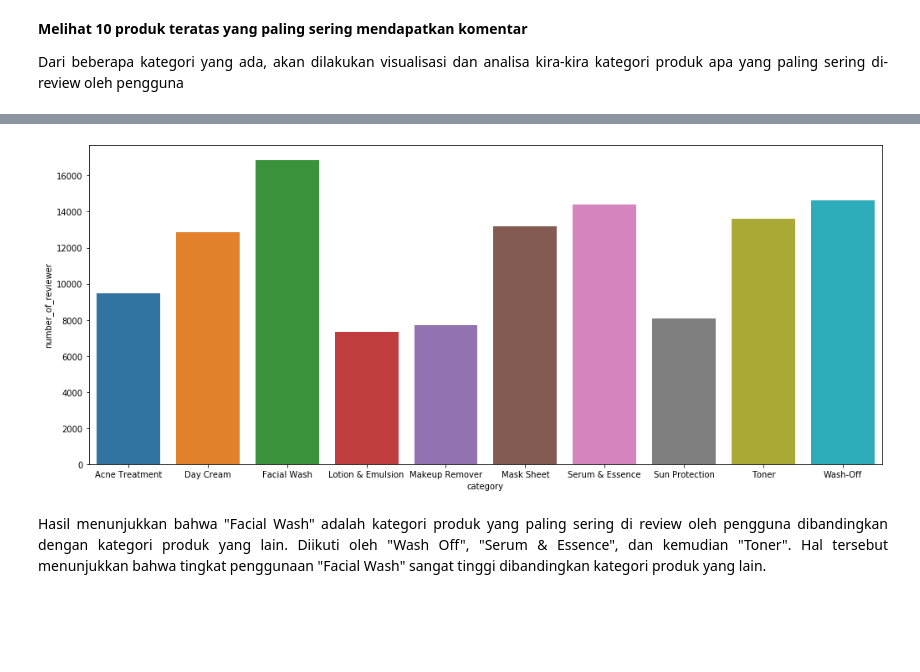
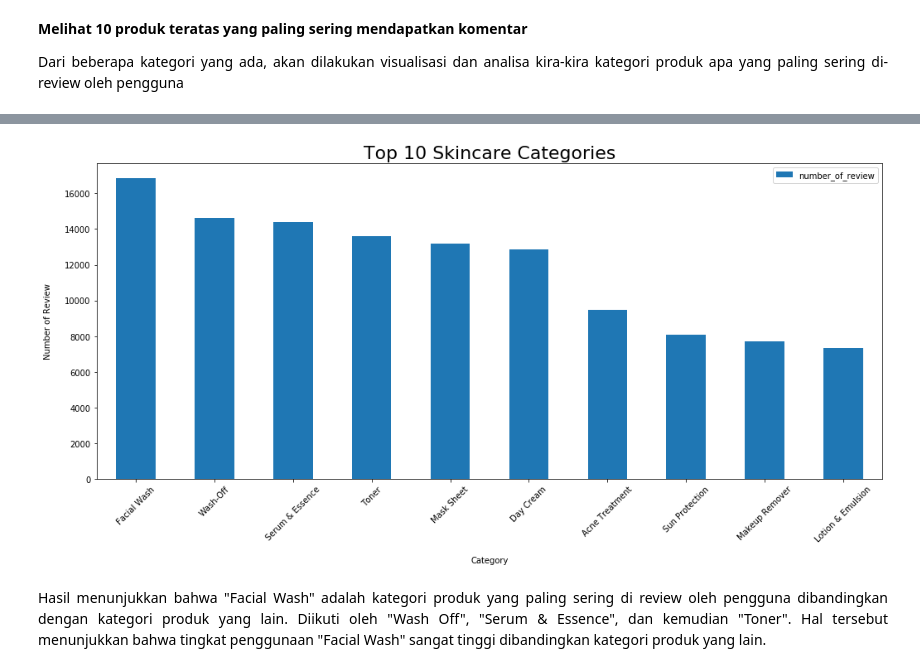
Before and after one commit to Litaa/scraping_and_analyzing_femaledaily_website, a Jupyter notebook: web_scraping_femaledaily.ipynb, the cells around one changed output, grey strips where cells are left out. Drawn from its saved outputs; the diff is of its cells as text; code cells hidden in the pictures; blank space fills up the shorter version.

```diff
--- a/web_scraping_femaledaily.ipynb
+++ b/web_scraping_femaledaily.ipynb
@@ -404,5 +409,4 @@ plt.show()
 <div style="text-align:justify">Dari beberapa kategori yang ada, akan dilakukan visualisasi dan analisa kira-kira kategori produk apa yang paling sering di-review oleh pengguna</div>
 # %%
 #Top 10 product categories which most often reviewed
-top_10_categories = pd.crosstab(index=femdaily.category,
-                    columns="number_of_reviewer").sort_values("number_of_reviewer", ascending=False).head(10).reset_index()
+top_10_categories = femdaily.groupby('category').agg({'category':'count'}).rename(columns = {'category':'number_of_review'}).sort_values('number_of_review',ascending=False)[:10].reset_index()
@@ -422,0 +428,3 @@ top_10_categories
+# %%
+top_10_categories.set_index('category', inplace=True)
+top_10_categories
@@ -423,10 +444,15 @@ top_10_categories
+# %%
+plt.rcParams['figure.figsize'] = 17, 7
+top_10_categories.plot(kind='bar')
+plt.xlabel("Category", labelpad=15)
+plt.ylabel("Number of Review", labelpad=15)
+plt.xticks(rotation=45)
+plt.title("Top 10 Skincare Categories", fontsize=22);
+# %% [output]
+[figure, added]
 # %%
-plt.rcParams['figure.figsize'] = 17, 7
-top_10_categories['category'] = top_10_categories['category'].cat.remove_unused_categories()
-sns.barplot(x='category', y='number_of_reviewer',
-            data=top_10_categories);
+# plt.rcParams['figure.figsize'] = 17, 7
+# sns.barplot(x='category', y='number_of_review' ,data=top_10_categories.sort_values(by='number_of_review', ascending=False));
-# %% [output]
-[figure, removed]
 # %% [markdown]
 <div style="text-align:justify">Hasil menunjukkan bahwa "Facial Wash" adalah kategori produk yang paling sering di review oleh pengguna dibandingkan dengan kategori produk yang lain. Diikuti oleh "Wash Off", "Serum & Essence", dan kemudian "Toner". Hal tersebut menunjukkan bahwa tingkat penggunaan "Facial Wash" sangat tinggi dibandingkan kategori produk yang lain. </div>
 # %% [markdown]
```
Also changed, not shown: parts of 9 cells of this notebook.
